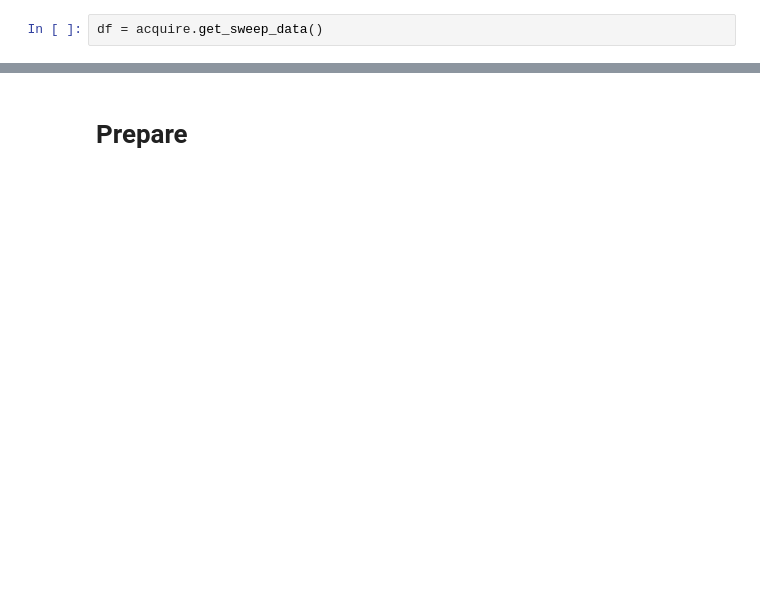
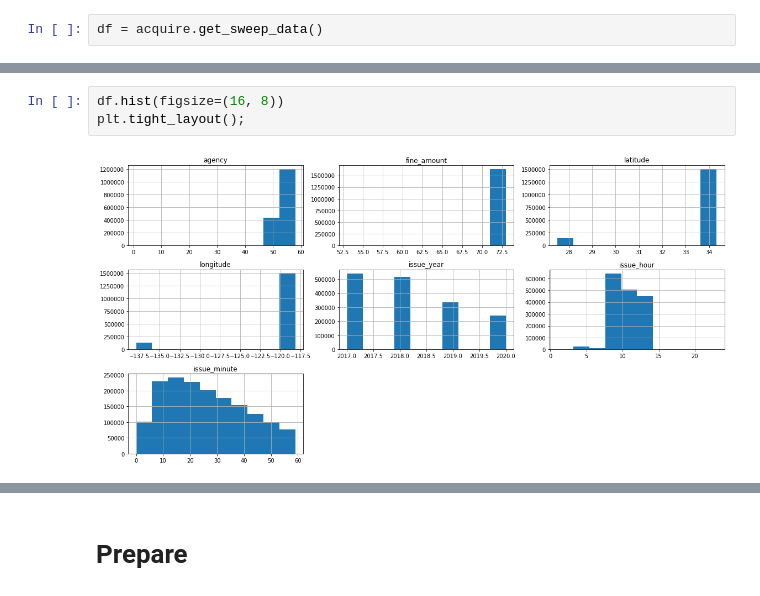
Before and after one commit to Promeos/LADOT-COVID19-enforcement, a Jupyter notebook: MVP.ipynb, the cells around one changed output, grey strips where cells are left out. Drawn from its saved outputs; the diff is of its cells as text; blank space fills up the shorter version.

```diff
--- a/MVP.ipynb
+++ b/MVP.ipynb
@@ -55,0 +68,5 @@ df.describe()
+# %%
+df.hist(figsize=(16, 8))
+plt.tight_layout();
+# %% [output]
+[figure, added]
```
Also changed, not shown: parts of 16 cells of this notebook, 4 other files.
